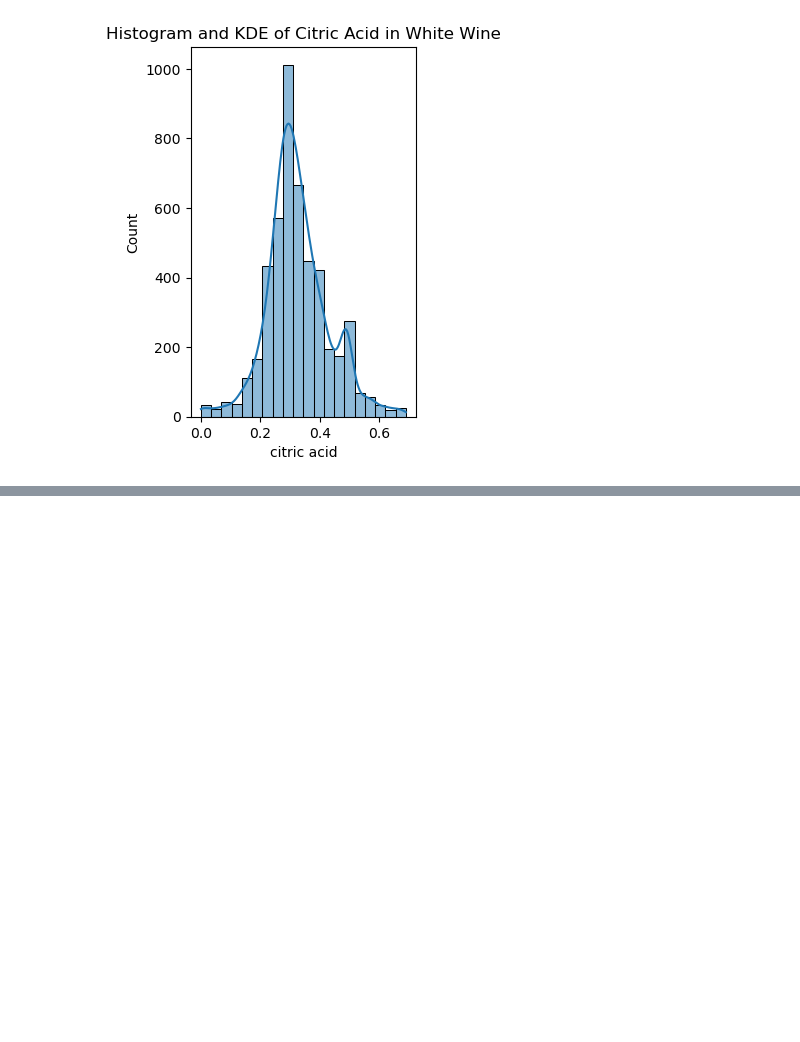
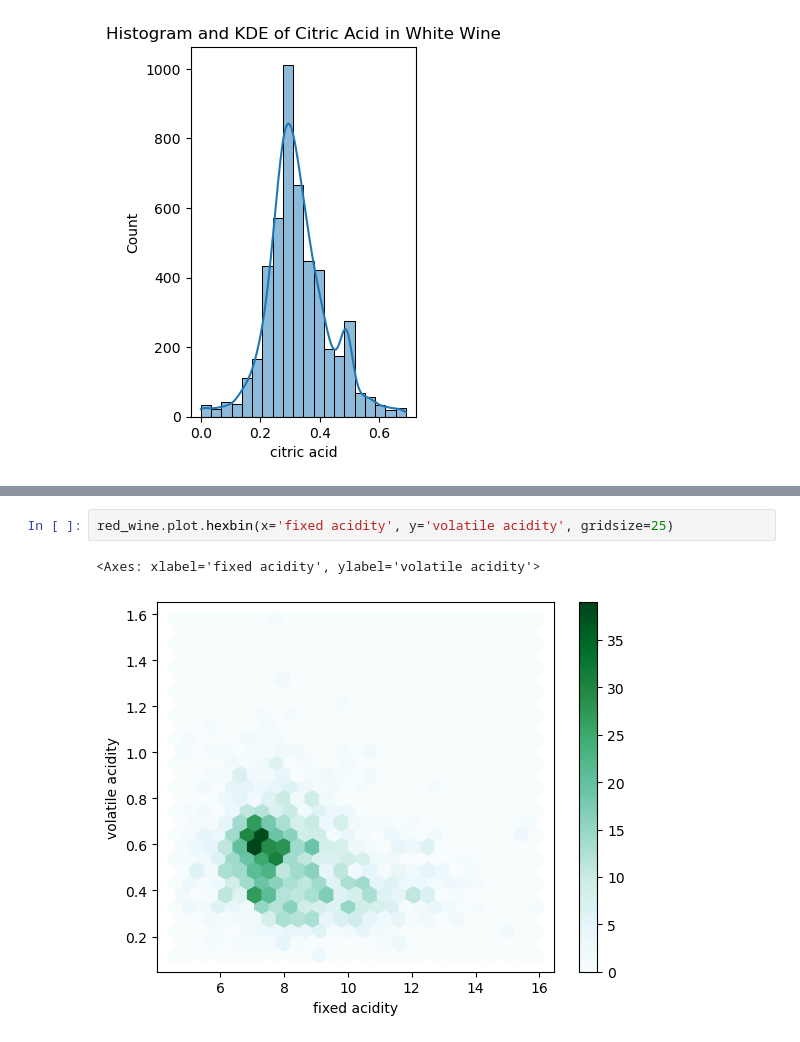
Before and after one commit to Paul-Sabin/BlueBerry-Winery, a Jupyter notebook: EDA_wine.ipynb, the cells around one changed output, grey strips where cells are left out. Drawn from its saved outputs; the diff is of its cells as text; blank space fills up the shorter version.

```diff
--- a/EDA_wine.ipynb
+++ b/EDA_wine.ipynb
@@ -410,0 +430,5 @@ plt.show()
+# %%
+red_wine.plot.hexbin(x='fixed acidity', y='volatile acidity', gridsize=25)
+# %% [output]
+<Axes: xlabel='fixed acidity', ylabel='volatile acidity'>
+[figure, added]
```
Also changed, not shown: parts of 7 cells of this notebook, 1 other file.
